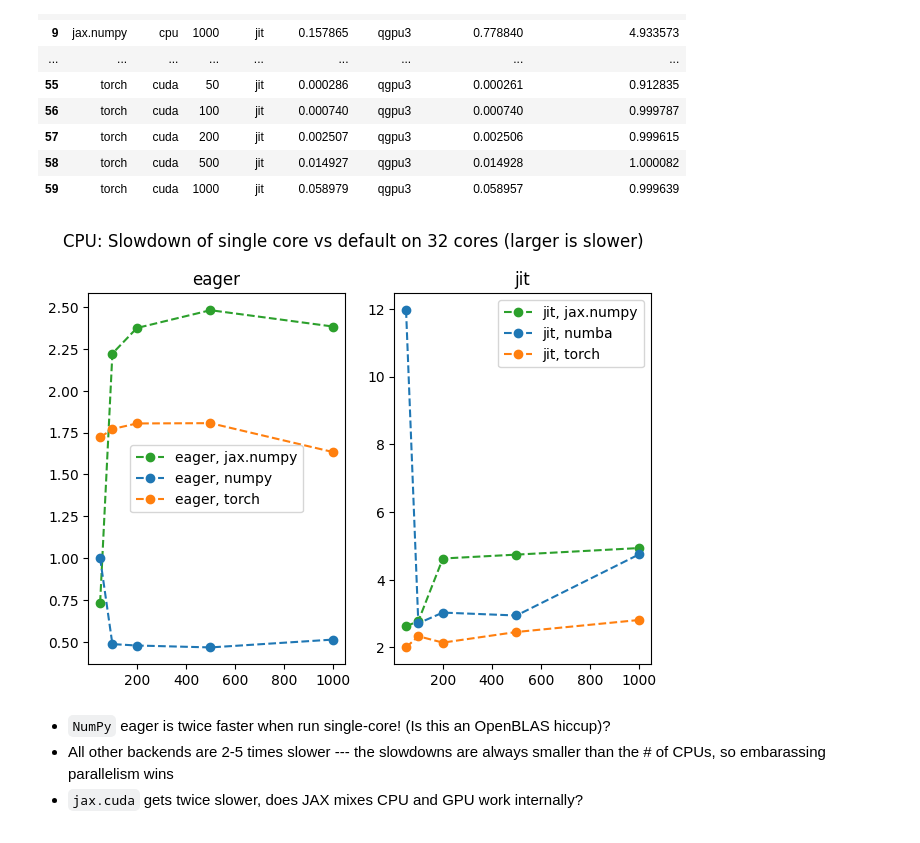
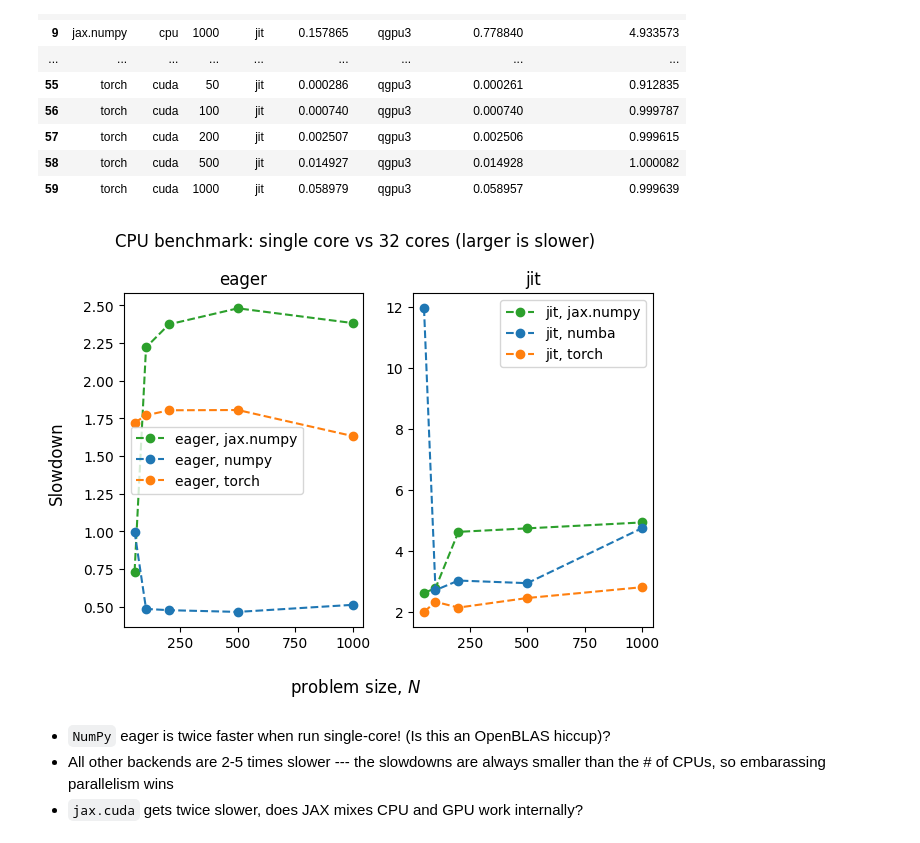
Before and after one commit to ev-br/bench_playground, a Jupyter notebook: viz.rbf.ipynb, the cells around one changed output. Saved outputs shown, nothing was run; the diff lists cells and outputs as text; code cells hidden in the pictures.

```diff
--- a/viz.rbf.ipynb
+++ b/viz.rbf.ipynb
@@ -511,27 +523,31 @@ df__
 | 59 | torch | cuda | 1000 | jit | 0.058979 | qgpu3 | 0.058957 | 0.999639 |
 # %%
 fig, ax = plt.subplots(1, 2)
-plt.suptitle("CPU: Slowdown of single core vs default on 32 cores (larger is slower)")
+plt.suptitle("CPU benchmark: single core vs 32 cores (larger is slower)")
 
 df_cpu = df__[df__.device == "cpu"].reset_index(drop=True)
 
 grp_dict = df_cpu.groupby(["machine", "jit", "backend"]).groups
 for key, idx in grp_dict.items():
     this_df = df_cpu.iloc[idx]
 
     r = {"eager": 0, "jit": 1}[key[1]]
 
     ax[r].plot(this_df["N"], this_df["ratio single core / default"], 'o--', label=_label(f"{key[1]}, {key[2]}"), color=_color(key[2]))
 
 ax[0].legend()
 ax[1].legend()
 
 ax[0].set_title('eager')
 ax[1].set_title('jit')
 
+fig.supxlabel(r'problem size, $N$')
+fig.supylabel('Slowdown')
+
 plt.tight_layout()
+plt.savefig('single_core_bench.png')
 # %% [output]
-[figure, old version]
+[figure, new version]
 # %% [markdown]
 - `NumPy` eager is twice faster when run single-core! (Is this an OpenBLAS hiccup)?
 - All other backends are 2-5 times slower --- the slowdowns are always smaller than the # of CPUs, so embarassing parallelism wins
```
Also changed, not shown: parts of 3 cells of this notebook.
